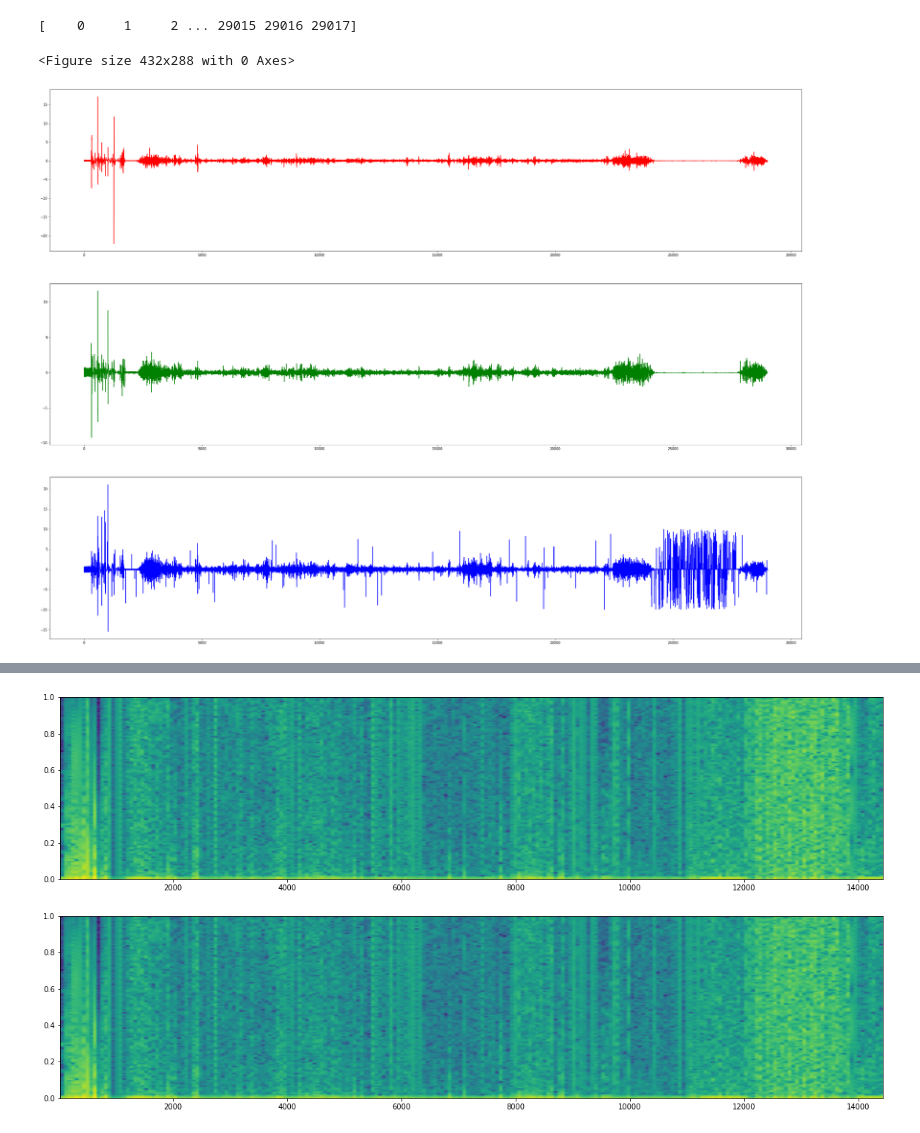
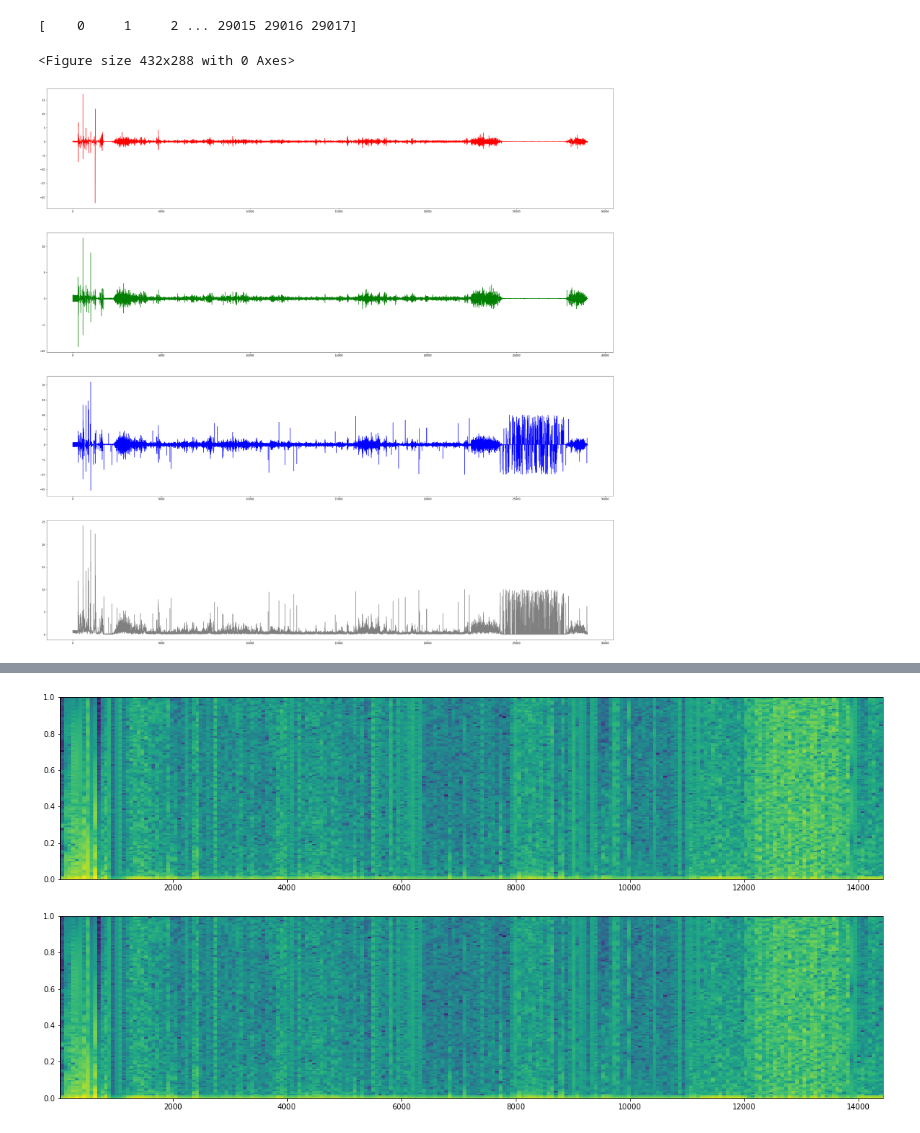
Before and after one commit to PYROP3/ProjetoIntegrado, a Jupyter notebook: SERVER/jupyter/Accelerator-plots.ipynb, the cells around one changed output, grey strips where cells are left out. Cells and saved outputs as stored; diff of their text form; code cells hidden in the pictures.

Commit message:
Adding more plots to jupyter notebook

```diff
--- a/SERVER/jupyter/Accelerator-plots.ipynb
+++ b/SERVER/jupyter/Accelerator-plots.ipynb
@@ -30,14 +31,15 @@ print(str(ts))
 [    0     1     2 ... 29015 29016 29017]
 # %%
 plt.clf()
-fig, (ax1, ax2, ax3) = plt.subplots(nrows=3, ncols=1, figsize=(40,30))
+fig, (ax1, ax2, ax3, ax4) = plt.subplots(nrows=4, ncols=1, figsize=(40,40))
 ax1.plot(ts, xs, color='red')
 ax2.plot(ts, ys, color='green')
 ax3.plot(ts, zs, color='blue')
+ax4.plot(ts, mag, color='grey')
 plt.show()
 # %% [output]
 <Figure size 432x288 with 0 Axes>
-[figure, old version]
+[figure, new version]
 # %%
 kernel_size = 128
 # %%
```
Also changed, not shown: parts of 3 cells of this notebook.
